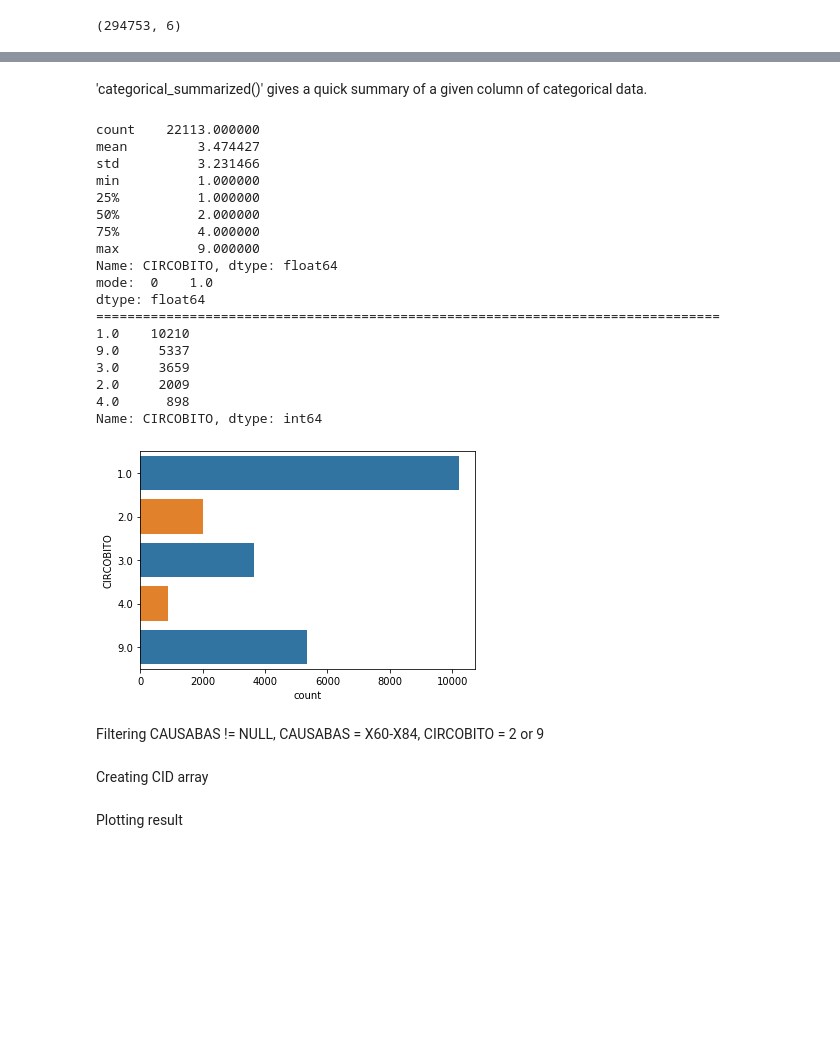
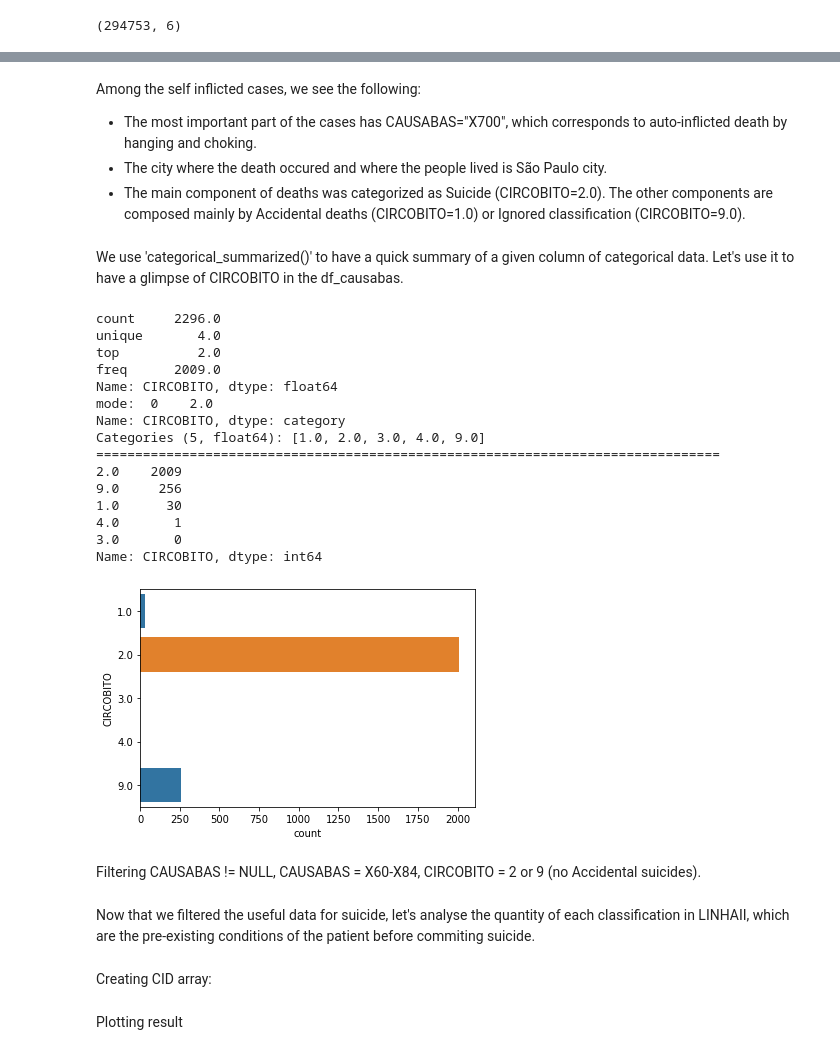
Before and after one commit to pypas/suicities-datasus, a Jupyter notebook: EDA_TCC.ipynb, the cells around one changed output, grey strips where cells are left out. Drawn from its saved outputs; the diff is of its cells as text; code cells hidden in the pictures; blank space fills up the shorter version.

Commit message:
using variables as categorical

```diff
--- a/EDA_TCC.ipynb
+++ b/EDA_TCC.ipynb
@@ -15,3 +13,9 @@ df = df[["CONTADOR","LINHAII", "CAUSABAS", "CODMUNRES", "CODMUNOCOR", "CIRCOBITO
+# %%
+df = df[["CONTADOR", "LINHAII", "CAUSABAS", "CODMUNRES", "CODMUNOCOR", "CIRCOBITO"]]
+df["CAUSABAS"] = df.CAUSABAS.astype('category')
+df["CODMUNRES"] = df.CODMUNRES.astype('category')
+df["CODMUNOCOR"] = df.CODMUNOCOR.astype('category')
+df["CIRCOBITO"] = df.CIRCOBITO.astype('category')
 # %% [markdown]
 'head()' returns the first five observations of the data set.
 # %%
@@ -45,0 +71,3 @@ df.describe()
+# %%
+df_causabas = df.loc[(df['CAUSABAS'].notnull()) & (df["CAUSABAS"].astype(str) >= "X600") & (df["CAUSABAS"].astype(str) <= "X849")]
+df_causabas[["LINHAII", "CAUSABAS", "CODMUNRES", "CODMUNOCOR", "CIRCOBITO"]].describe()
@@ -46,28 +80,31 @@ df.describe()
+# %% [markdown]
+Among the self inflicted cases, we see the following:
+
+* The most important part of the cases has CAUSABAS="X700", which corresponds to auto-inflicted death by hanging and choking.
+* The city where the death occured and where the people lived is São Paulo city.
+* The main component of deaths was categorized as Suicide (CIRCOBITO=2.0). The other components are composed mainly by Accidental deaths (CIRCOBITO=1.0) or Ignored classification (CIRCOBITO=9.0).
 # %% [markdown]
-'categorical_summarized()' gives a quick summary of a given column of categorical data.
+We use 'categorical_summarized()' to have a quick summary of a given column of categorical data. Let's use it to have a glimpse of CIRCOBITO in the df_causabas.
 # %%
 c_palette = ['tab:blue', 'tab:orange']
-categorical_summarized(df, y = "CIRCOBITO", palette=c_palette)
+categorical_summarized(df_causabas, y="CIRCOBITO", palette=c_palette)
 # %% [output]
-count    22113.000000
-mean         3.474427
-std          3.231466
-min          1.000000
-25%          1.000000
-50%          2.000000
-75%          4.000000
-max          9.000000
+count     2296.0
+unique       4.0
+top          2.0
+freq      2009.0
 Name: CIRCOBITO, dtype: float64
-mode:  0    1.0
-dtype: float64
+mode:  0    2.0
+Name: CIRCOBITO, dtype: category
+Categories (5, float64): [1.0, 2.0, 3.0, 4.0, 9.0]
 ================================================================================
-1.0    10210
-9.0     5337
-3.0     3659
-2.0     2009
-4.0      898
+2.0    2009
+9.0     256
+1.0      30
+4.0       1
+3.0       0
 Name: CIRCOBITO, dtype: int64
-[figure, old version]
+[figure, new version]
 # %% [markdown]
-Filtering CAUSABAS != NULL, CAUSABAS = X60-X84, CIRCOBITO = 2 or 9
+Filtering CAUSABAS != NULL, CAUSABAS = X60-X84, CIRCOBITO = 2 or 9 (no Accidental suicides).
 # %%
@@ -75,6 +111,8 @@ df_causabas = df[df['CAUSABAS'].notnull() & df["CAUSABAS"].str.contains(pat = '(
 df2 = df_causabas[((df_causabas.CIRCOBITO==2.0) == True) | ((df_causabas.CIRCOBITO==9.0) == True)]
+# %% [markdown]
+Now that we filtered the useful data for suicide, let's analyse the quantity of each classification in LINHAII, which are the pre-existing conditions of the patient before commiting suicide.
 # %% [markdown]
-Creating CID array
+Creating CID array:
 # %%
 cid = []
 for index, row in df2.iterrows():
```
Also changed, not shown: parts of 14 cells of this notebook, 1 other file.
